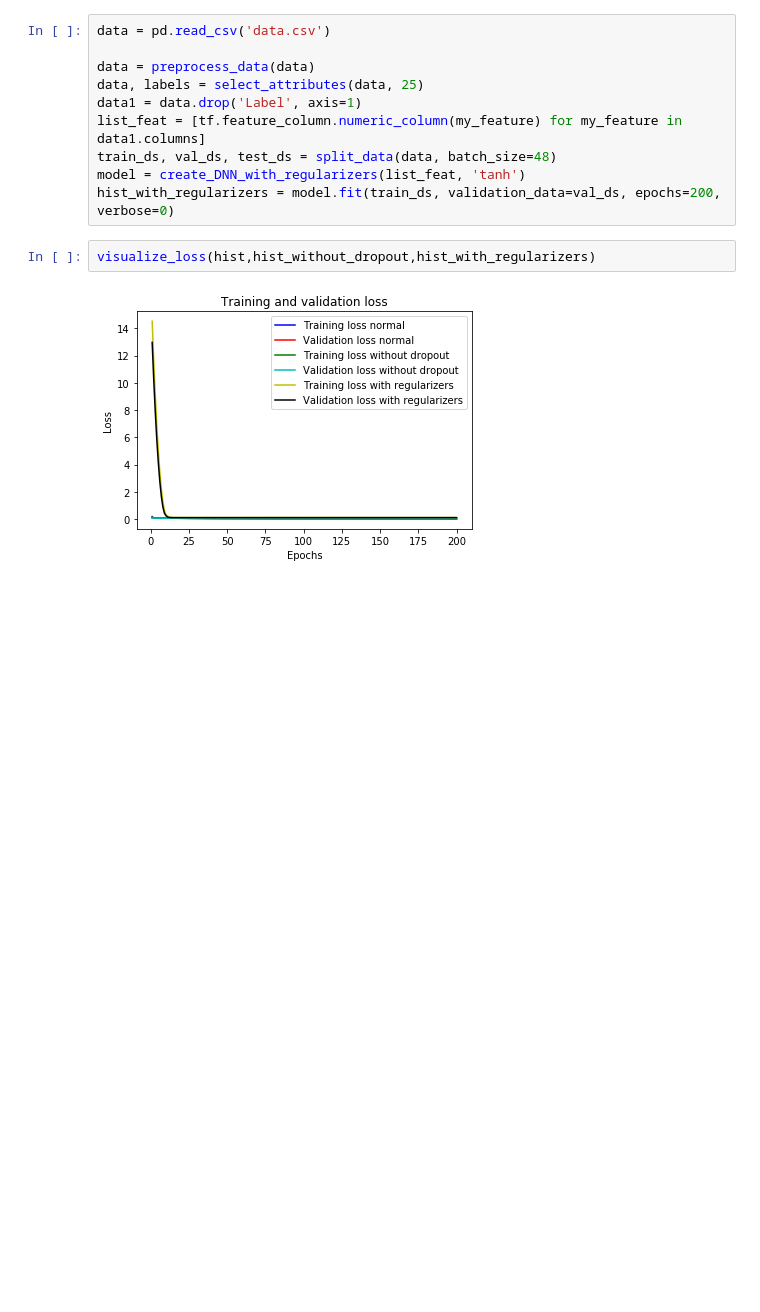
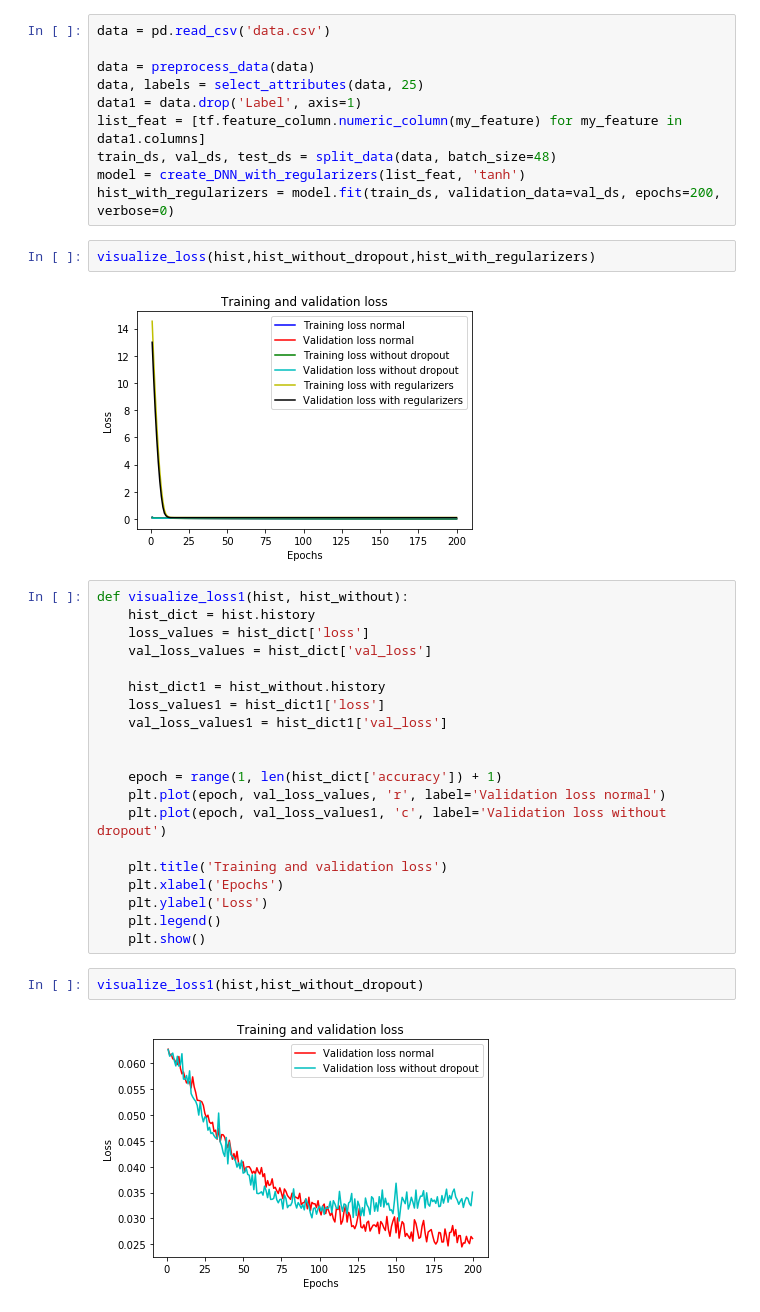
Before and after one commit to miloskrca96/masinsko-ucenje, a Jupyter notebook: Vestacke neuronske mreze/Vestacke neuronske mreze.ipynb, the cells around one changed output. Saved outputs shown, nothing was run; the diff lists cells and outputs as text; blank space fills up the shorter version.

```diff
--- a/Vestacke neuronske mreze/Vestacke neuronske mreze.ipynb
+++ b/Vestacke neuronske mreze/Vestacke neuronske mreze.ipynb
@@ -459,3 +459,27 @@ hist_with_regularizers = model.fit(train_ds, validation_data=val_ds, epochs=200,
 visualize_loss(hist,hist_without_dropout,hist_with_regularizers)
 # %% [output]
 [figure]
+# %%
+def visualize_loss1(hist, hist_without):
+    hist_dict = hist.history
+    loss_values = hist_dict['loss']
+    val_loss_values = hist_dict['val_loss']
+
+    hist_dict1 = hist_without.history
+    loss_values1 = hist_dict1['loss']
+    val_loss_values1 = hist_dict1['val_loss']
+
+
+    epoch = range(1, len(hist_dict['accuracy']) + 1)
+    plt.plot(epoch, val_loss_values, 'r', label='Validation loss normal')
+    plt.plot(epoch, val_loss_values1, 'c', label='Validation loss without dropout')
+
+    plt.title('Training and validation loss')
+    plt.xlabel('Epochs')
+    plt.ylabel('Loss')
+    plt.legend()
+    plt.show()
+# %%
+visualize_loss1(hist,hist_without_dropout)
+# %% [output]
+[figure, added]
```
Also changed, not shown: parts of 3 cells of this notebook.
